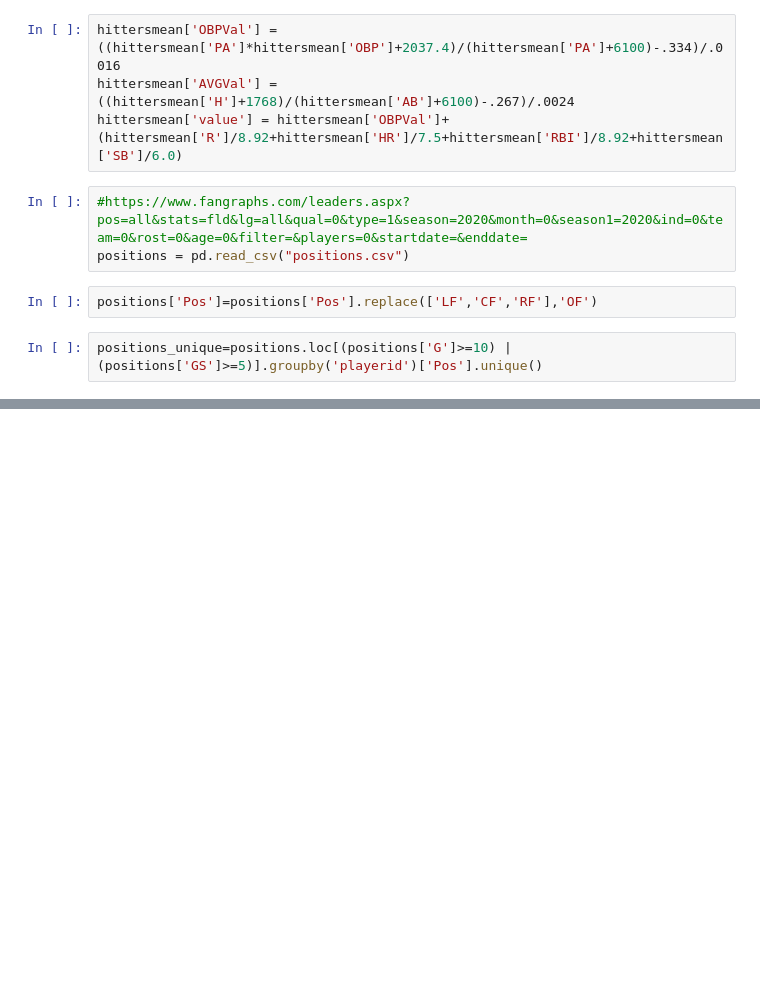
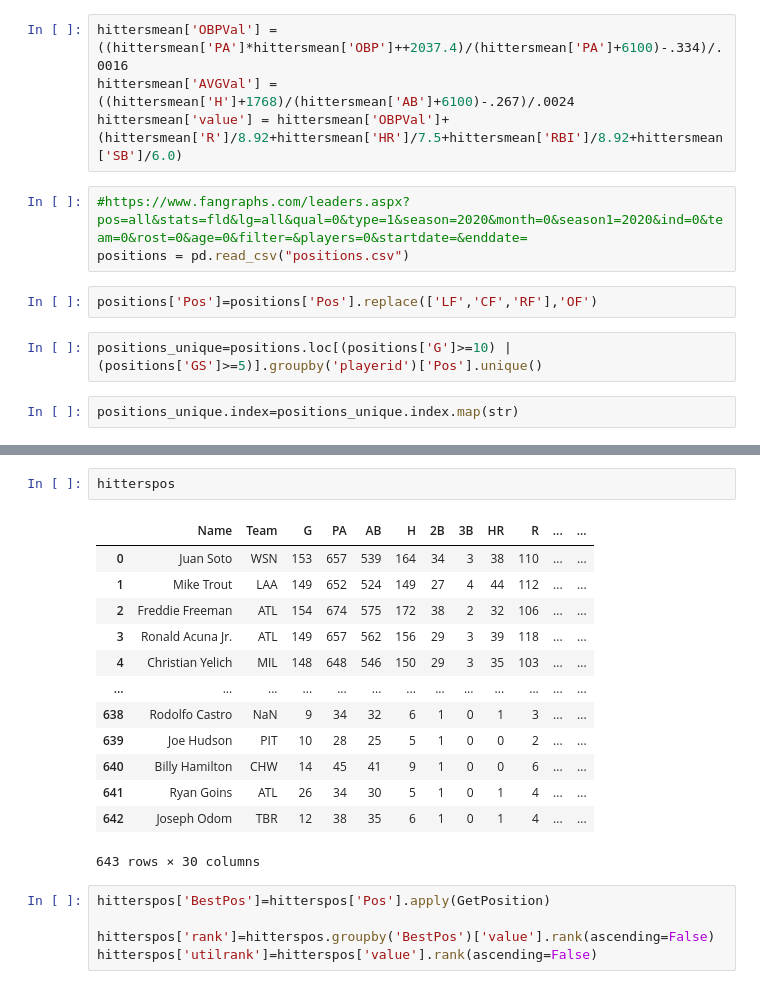
Before and after one commit to JamesYouL2/FantasyBaseball, a Jupyter notebook: draft/draft.ipynb, the cells around one changed output, grey strips where cells are left out. Saved outputs shown, nothing was run; the diff lists cells and outputs as text; blank space fills up the shorter version.

```diff
--- a/draft/draft.ipynb
+++ b/draft/draft.ipynb
@@ -38,5 +44,5 @@ hittersmean.head()
 # %%
-hittersmean['OBPVal'] = ((hittersmean['PA']*hittersmean['OBP']+2037.4)/(hittersmean['PA']+6100)-.334)/.0016
+hittersmean['OBPVal'] = ((hittersmean['PA']*hittersmean['OBP']++2037.4)/(hittersmean['PA']+6100)-.334)/.0016
 hittersmean['AVGVal'] = ((hittersmean['H']+1768)/(hittersmean['AB']+6100)-.267)/.0024
 hittersmean['value'] = hittersmean['OBPVal']+(hittersmean['R']/8.92+hittersmean['HR']/7.5+hittersmean['RBI']/8.92+hittersmean['SB']/6.0)
 # %%
@@ -46,4 +52,6 @@ positions = pd.read_csv("positions.csv")
 positions['Pos']=positions['Pos'].replace(['LF','CF','RF'],'OF')
 # %%
 positions_unique=positions.loc[(positions['G']>=10) | (positions['GS']>=5)].groupby('playerid')['Pos'].unique()
+# %%
+positions_unique.index=positions_unique.index.map(str)
 # %%
@@ -52,0 +59,21 @@ ValueError: You are trying to merge on object and int64 columns. If you wish to
+# %%
+hitterspos
+# %% [output]
+|  | Name | Team | G | PA | AB | H | 2B | 3B | HR | R | ... | ... |
+| 0 | Juan Soto | WSN | 153 | 657 | 539 | 164 | 34 | 3 | 38 | 110 | ... | ... |
+| 1 | Mike Trout | LAA | 149 | 652 | 524 | 149 | 27 | 4 | 44 | 112 | ... | ... |
+| 2 | Freddie Freeman | ATL | 154 | 674 | 575 | 172 | 38 | 2 | 32 | 106 | ... | ... |
+| 3 | Ronald Acuna Jr. | ATL | 149 | 657 | 562 | 156 | 29 | 3 | 39 | 118 | ... | ... |
+| 4 | Christian Yelich | MIL | 148 | 648 | 546 | 150 | 29 | 3 | 35 | 103 | ... | ... |
+| ... | ... | ... | ... | ... | ... | ... | ... | ... | ... | ... | ... | ... |
+| 638 | Rodolfo Castro | NaN | 9 | 34 | 32 | 6 | 1 | 0 | 1 | 3 | ... | ... |
+| 639 | Joe Hudson | PIT | 10 | 28 | 25 | 5 | 1 | 0 | 0 | 2 | ... | ... |
+| 640 | Billy Hamilton | CHW | 14 | 45 | 41 | 9 | 1 | 0 | 0 | 6 | ... | ... |
+| 641 | Ryan Goins | ATL | 26 | 34 | 30 | 5 | 1 | 0 | 1 | 4 | ... | ... |
+| 642 | Joseph Odom | TBR | 12 | 38 | 35 | 6 | 1 | 0 | 1 | 4 | ... | ... |
+643 rows × 30 columns
+# %%
+hitterspos['BestPos']=hitterspos['Pos'].apply(GetPosition)
+
+hitterspos['rank']=hitterspos.groupby('BestPos')['value'].rank(ascending=False)
+hitterspos['utilrank']=hitterspos['value'].rank(ascending=False)
```
Also changed, not shown: parts of 11 cells of this notebook, 2 other files.
